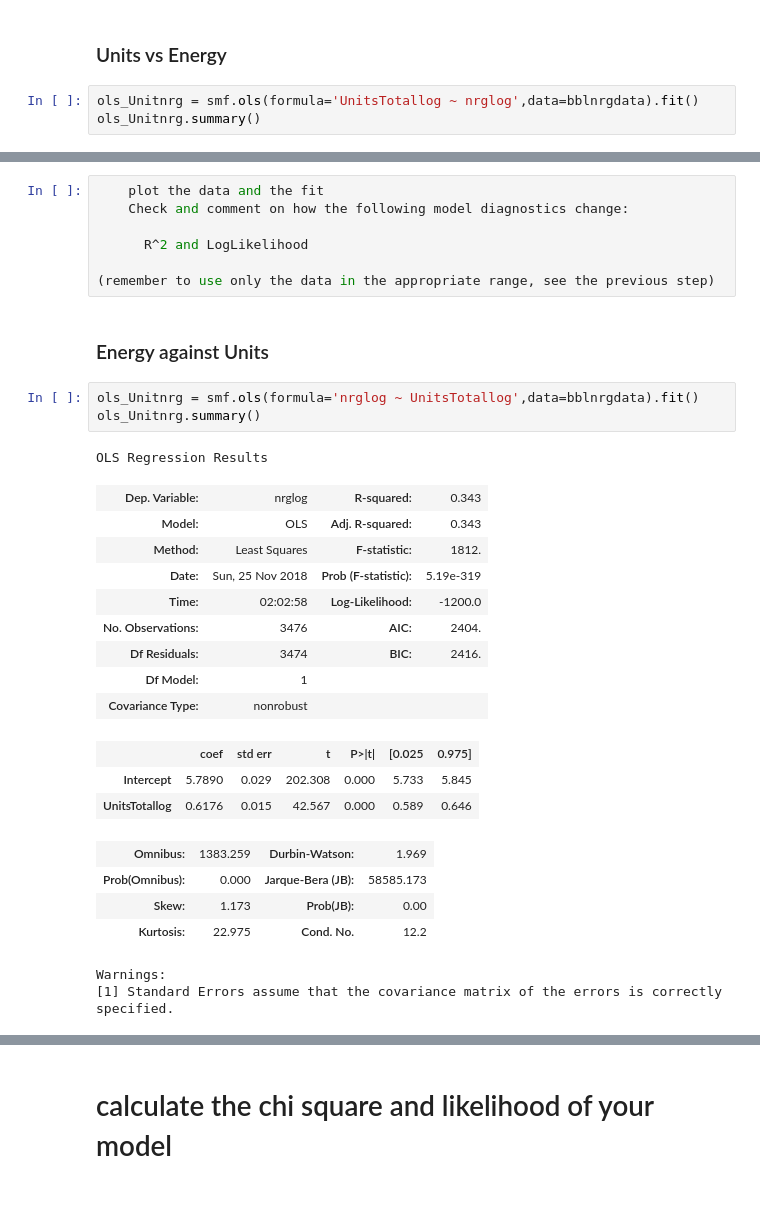
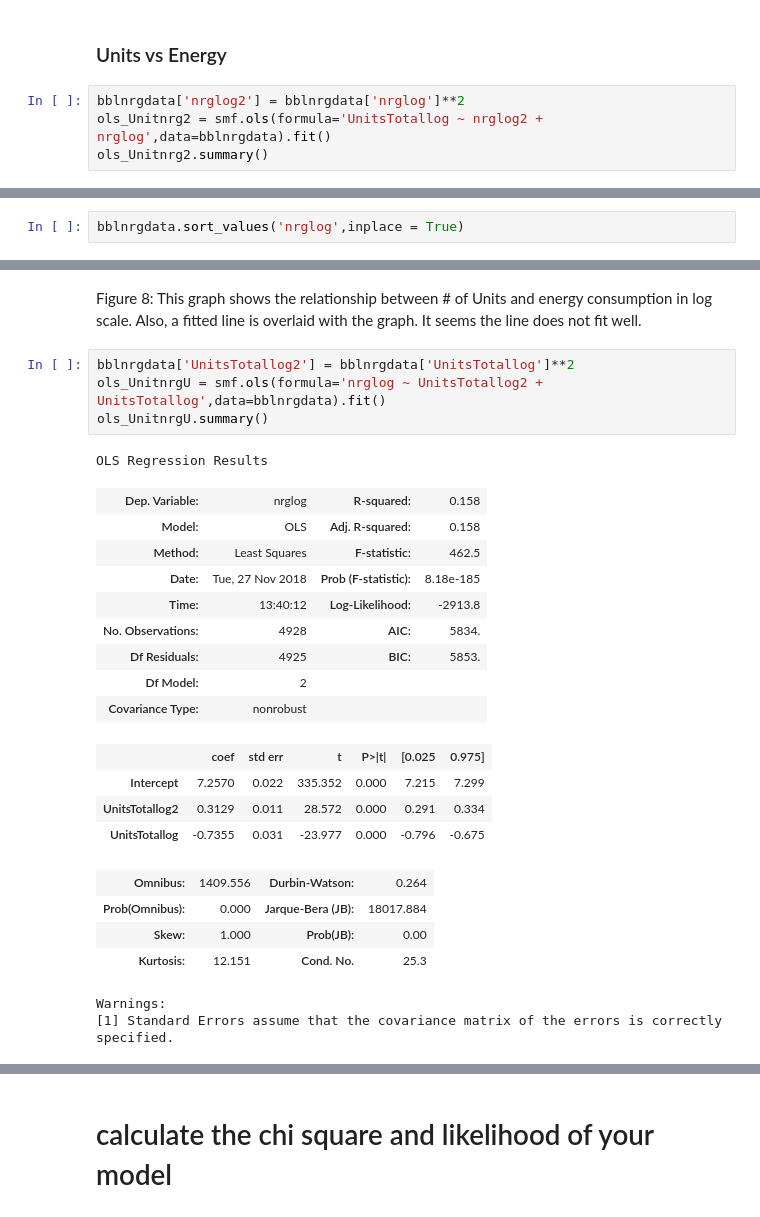
Before and after one commit to kenjiu/PUI2018_ku373, a Jupyter notebook: HW10_ku373/Assignment2.ipynb, the cells around one changed output, grey strips where cells are left out. Cells and saved outputs as stored; diff of their text form.

```diff
--- a/HW10_ku373/Assignment2.ipynb
+++ b/HW10_ku373/Assignment2.ipynb
@@ -501,7 +481,8 @@ bblnrgdata['nrg'] = bblnrgdata[(bblnrgdata['nrg']>=1000) & (bblnrgdata['nrg']<1e
 # %% [markdown]
 ### Units vs Energy
 # %%
-ols_Unitnrg = smf.ols(formula='UnitsTotallog ~ nrglog',data=bblnrgdata).fit()
-ols_Unitnrg.summary()
+bblnrgdata['nrglog2'] = bblnrgdata['nrglog']**2
+ols_Unitnrg2 = smf.ols(formula='UnitsTotallog ~ nrglog2 + nrglog',data=bblnrgdata).fit()
+ols_Unitnrg2.summary()
 # %% [output]
 OLS Regression Results
@@ -528 +510,3 @@ Warnings:
+# %%
+bblnrgdata.sort_values('nrglog',inplace = True)
 # %%
@@ -537,32 +521,27 @@ pl.title(' ');
-# %%
-    plot the data and the fit
-    Check and comment on how the following model diagnostics change:
-
-      R^2 and LogLikelihood
-
-(remember to use only the data in the appropriate range, see the previous step)
-# %% [markdown]
-### Energy against Units
+# %% [markdown]
+Figure 8: This graph shows the relationship between # of Units and energy consumption in log scale. Also, a fitted line is overlaid with the graph. It seems the line does not fit well.
 # %%
-ols_Unitnrg = smf.ols(formula='nrglog ~ UnitsTotallog',data=bblnrgdata).fit()
-ols_Unitnrg.summary()
+bblnrgdata['UnitsTotallog2'] = bblnrgdata['UnitsTotallog']**2
+ols_UnitnrgU = smf.ols(formula='nrglog ~ UnitsTotallog2 + UnitsTotallog',data=bblnrgdata).fit()
+ols_UnitnrgU.summary()
 # %% [output]
 OLS Regression Results
-| Dep. Variable: | nrglog | R-squared: | 0.343 |
-| Model: | OLS | Adj. R-squared: | 0.343 |
-| Method: | Least Squares | F-statistic: | 1812. |
-| Date: | Sun, 25 Nov 2018 | Prob (F-statistic): | 5.19e-319 |
-| Time: | 02:02:58 | Log-Likelihood: | -1200.0 |
-| No. Observations: | 3476 | AIC: | 2404. |
-| Df Residuals: | 3474 | BIC: | 2416. |
-| Df Model: | 1 |  |  |
+| Dep. Variable: | nrglog | R-squared: | 0.158 |
+| Model: | OLS | Adj. R-squared: | 0.158 |
+| Method: | Least Squares | F-statistic: | 462.5 |
+| Date: | Tue, 27 Nov 2018 | Prob (F-statistic): | 8.18e-185 |
+| Time: | 13:40:12 | Log-Likelihood: | -2913.8 |
+| No. Observations: | 4928 | AIC: | 5834. |
+| Df Residuals: | 4925 | BIC: | 5853. |
+| Df Model: | 2 |  |  |
 | Covariance Type: | nonrobust |  |  |
 |  | coef | std err | t | P>|t| | [0.025 | 0.975] |
-| Intercept | 5.7890 | 0.029 | 202.308 | 0.000 | 5.733 | 5.845 |
-| UnitsTotallog | 0.6176 | 0.015 | 42.567 | 0.000 | 0.589 | 0.646 |
+| Intercept | 7.2570 | 0.022 | 335.352 | 0.000 | 7.215 | 7.299 |
+| UnitsTotallog2 | 0.3129 | 0.011 | 28.572 | 0.000 | 0.291 | 0.334 |
+| UnitsTotallog | -0.7355 | 0.031 | -23.977 | 0.000 | -0.796 | -0.675 |
-| Omnibus: | 1383.259 | Durbin-Watson: | 1.969 |
-| Prob(Omnibus): | 0.000 | Jarque-Bera (JB): | 58585.173 |
-| Skew: | 1.173 | Prob(JB): | 0.00 |
-| Kurtosis: | 22.975 | Cond. No. | 12.2 |
+| Omnibus: | 1409.556 | Durbin-Watson: | 0.264 |
+| Prob(Omnibus): | 0.000 | Jarque-Bera (JB): | 18017.884 |
+| Skew: | 1.000 | Prob(JB): | 0.00 |
+| Kurtosis: | 12.151 | Cond. No. | 25.3 |
 Warnings:
 [1] Standard Errors assume that the covariance matrix of the errors is correctly specified.
```
Also changed, not shown: parts of 35 cells of this notebook.
